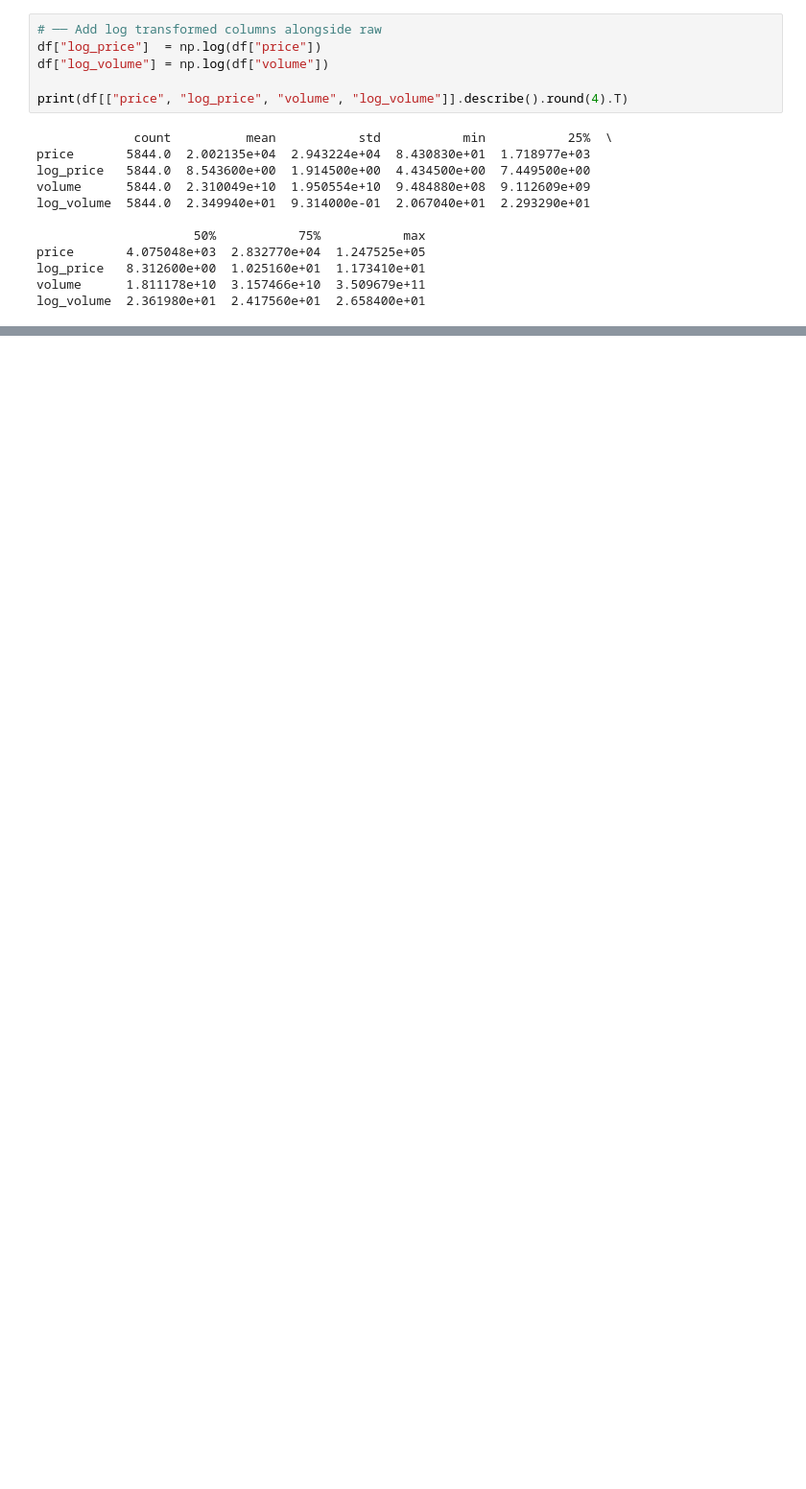
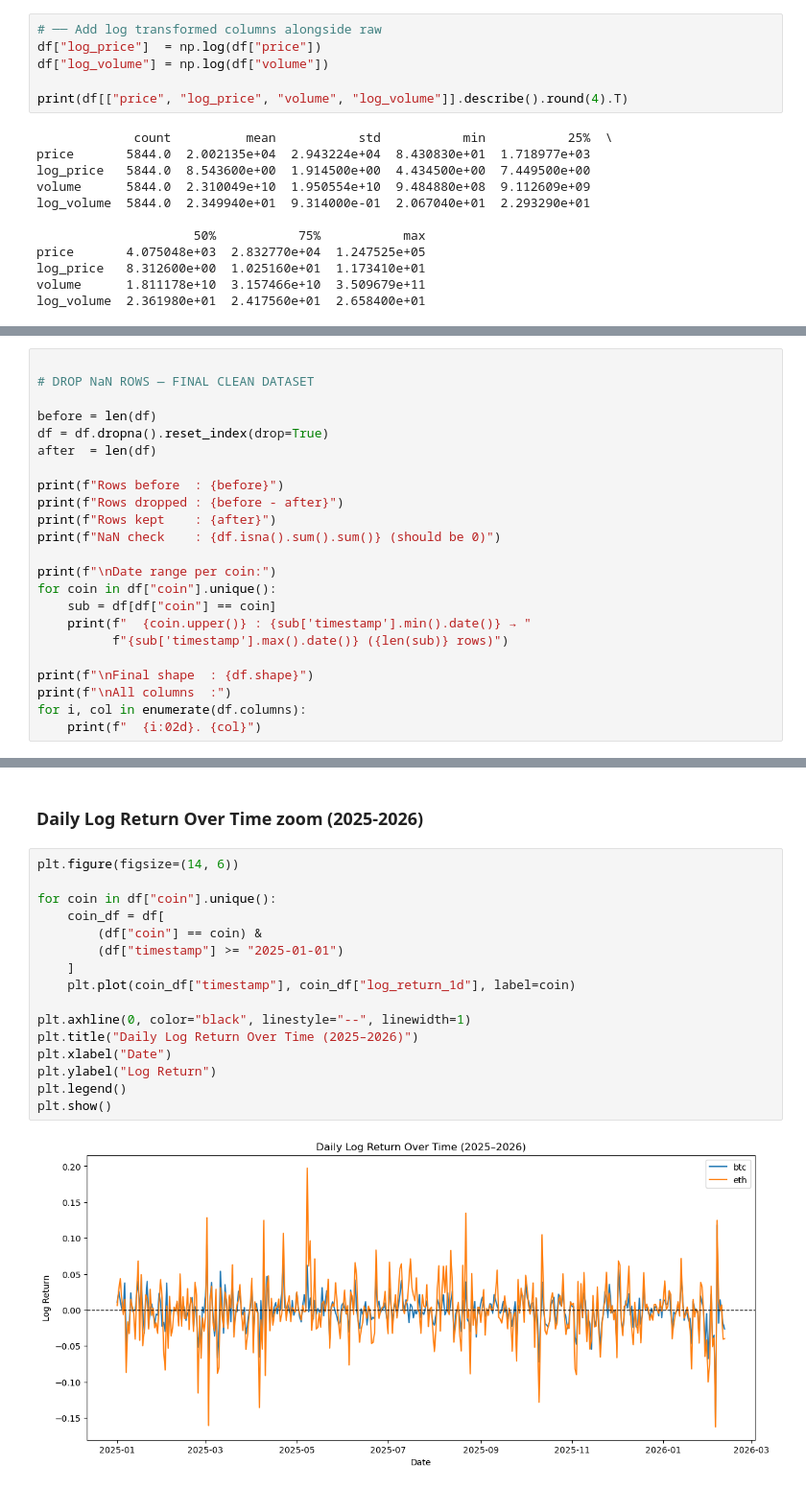
Before and after one commit to tlilimaryem7-cloud/AI-powered-cryptocurrency-market-analysis-and-decision-support-system, a Jupyter notebook: notebooks/EDA_Enriched data.ipynb, the cells around one changed output, grey strips where cells are left out. Shown at 96% size. Drawn from its saved outputs; the diff is of its cells as text; blank space fills up the shorter version.

```diff
--- a/notebooks/EDA_Enriched data.ipynb
+++ b/notebooks/EDA_Enriched data.ipynb
@@ -605,0 +644,23 @@ log_volume  2.361980e+01  2.417560e+01  2.658400e+01
+# %%
+
+# DROP NaN ROWS — FINAL CLEAN DATASET
+
+before = len(df)
+df = df.dropna().reset_index(drop=True)
+after  = len(df)
+
+print(f"Rows before  : {before}")
+print(f"Rows dropped : {before - after}")
+print(f"Rows kept    : {after}")
+print(f"NaN check    : {df.isna().sum().sum()} (should be 0)")
+
+print(f"\nDate range per coin:")
+for coin in df["coin"].unique():
+    sub = df[df["coin"] == coin]
+    print(f"  {coin.upper()} : {sub['timestamp'].min().date()} → "
+          f"{sub['timestamp'].max().date()} ({len(sub)} rows)")
+
+print(f"\nFinal shape  : {df.shape}")
+print(f"\nAll columns  :")
+for i, col in enumerate(df.columns):
+    print(f"  {i:02d}. {col}")
@@ -605,0 +910,20 @@ log_volume  2.361980e+01  2.417560e+01  2.658400e+01
+# %% [markdown]
+### Daily Log Return Over Time zoom (2025-2026)
+# %%
+plt.figure(figsize=(14, 6))
+
+for coin in df["coin"].unique():
+    coin_df = df[
+        (df["coin"] == coin) &
+        (df["timestamp"] >= "2025-01-01")
+    ]
+    plt.plot(coin_df["timestamp"], coin_df["log_return_1d"], label=coin)
+
+plt.axhline(0, color="black", linestyle="--", linewidth=1)
+plt.title("Daily Log Return Over Time (2025–2026)")
+plt.xlabel("Date")
+plt.ylabel("Log Return")
+plt.legend()
+plt.show()
+# %% [output]
+[figure, added]
```
Also changed, not shown: parts of 33 cells of this notebook.
